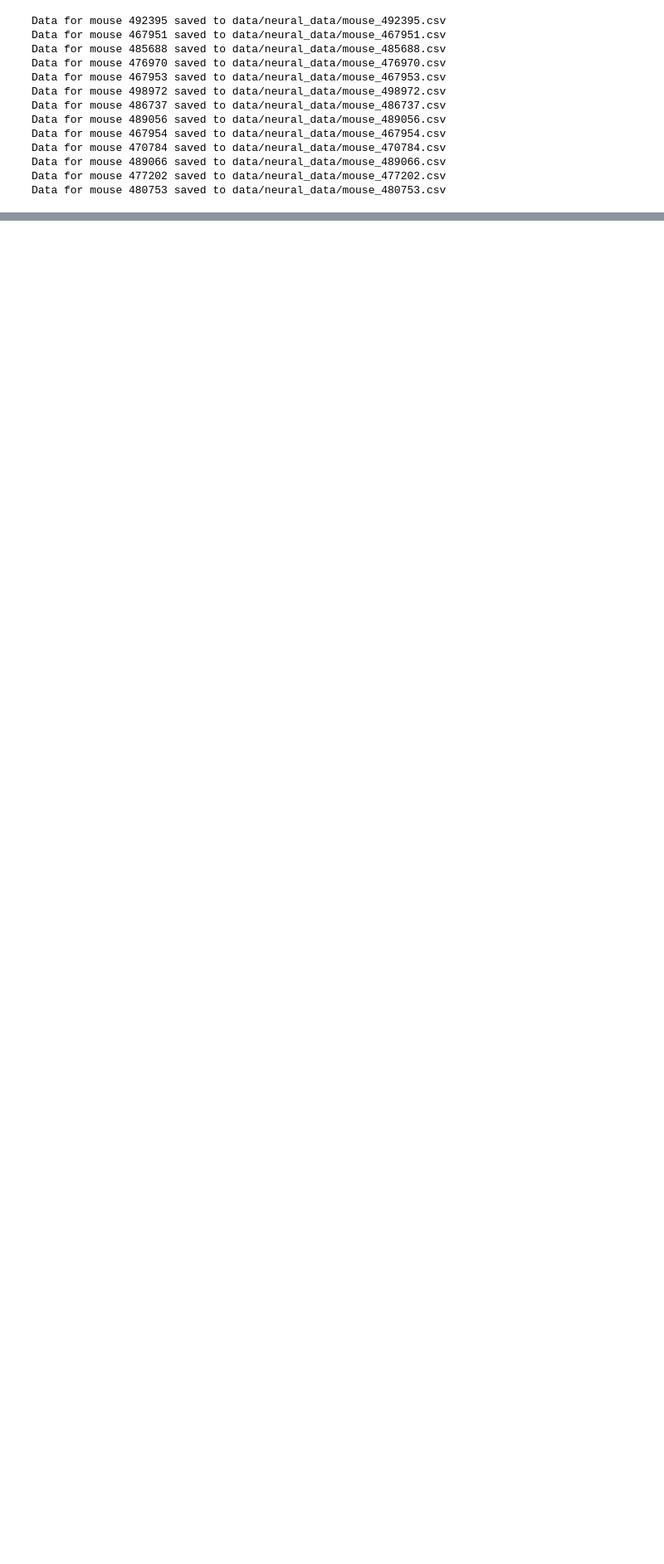
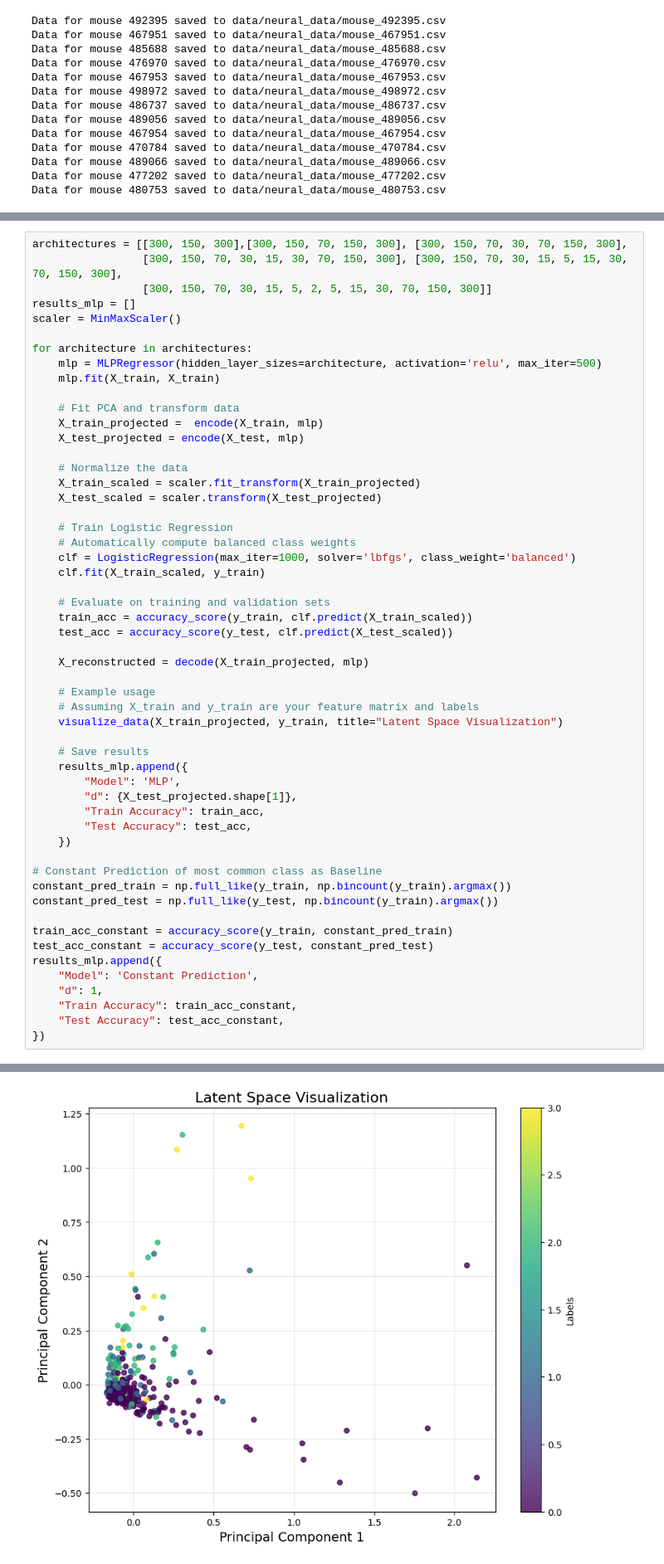
Before and after one commit to EugOT/CN-pr-Allen-Brain, a Jupyter notebook: neural_data_analysis.ipynb, the cells around one changed output, grey strips where cells are left out. Shown at 83% size. Saved outputs shown, nothing was run; the diff lists cells and outputs as text; blank space fills up the shorter version.

Commit message:
Created feature and label vector and trained autoencoder and logistic regression model

```diff
--- a/neural_data_analysis.ipynb
+++ b/neural_data_analysis.ipynb
@@ -278,0 +391,55 @@ Data for mouse 480753 saved to data/neural_data/mouse_480753.csv
+# %%
+architectures = [[300, 150, 300],[300, 150, 70, 150, 300], [300, 150, 70, 30, 70, 150, 300],
+                 [300, 150, 70, 30, 15, 30, 70, 150, 300], [300, 150, 70, 30, 15, 5, 15, 30, 70, 150, 300],
+                 [300, 150, 70, 30, 15, 5, 2, 5, 15, 30, 70, 150, 300]]
+results_mlp = []
+scaler = MinMaxScaler()
+
+for architecture in architectures:
+    mlp = MLPRegressor(hidden_layer_sizes=architecture, activation='relu', max_iter=500)
+    mlp.fit(X_train, X_train)
+
+    # Fit PCA and transform data
+    X_train_projected =  encode(X_train, mlp)
+    X_test_projected = encode(X_test, mlp)
+
+    # Normalize the data
+    X_train_scaled = scaler.fit_transform(X_train_projected)
+    X_test_scaled = scaler.transform(X_test_projected)
+
+    # Train Logistic Regression
+    # Automatically compute balanced class weights
+    clf = LogisticRegression(max_iter=1000, solver='lbfgs', class_weight='balanced')
+    clf.fit(X_train_scaled, y_train)
+
+    # Evaluate on training and validation sets
+    train_acc = accuracy_score(y_train, clf.predict(X_train_scaled))
+    test_acc = accuracy_score(y_test, clf.predict(X_test_scaled))
+
+    X_reconstructed = decode(X_train_projected, mlp)
+
+    # Example usage
+    # Assuming X_train and y_train are your feature matrix and labels
+    visualize_data(X_train_projected, y_train, title="Latent Space Visualization")
+
+    # Save results
+    results_mlp.append({
+        "Model": 'MLP',
+        "d": {X_test_projected.shape[1]},
+        "Train Accuracy": train_acc,
+        "Test Accuracy": test_acc,
+    })
+
+# Constant Prediction of most common class as Baseline
+constant_pred_train = np.full_like(y_train, np.bincount(y_train).argmax())
+constant_pred_test = np.full_like(y_test, np.bincount(y_train).argmax())
+
+train_acc_constant = accuracy_score(y_train, constant_pred_train)
+test_acc_constant = accuracy_score(y_test, constant_pred_test)
+results_mlp.append({
+    "Model": 'Constant Prediction',
+    "d": 1,
+    "Train Accuracy": train_acc_constant,
+    "Test Accuracy": test_acc_constant,
+})
+# %% [output]
@@ -278,0 +448 @@ Data for mouse 480753 saved to data/neural_data/mouse_480753.csv
+[figure, added]
```
Also changed, not shown: parts of 6 cells of this notebook.
